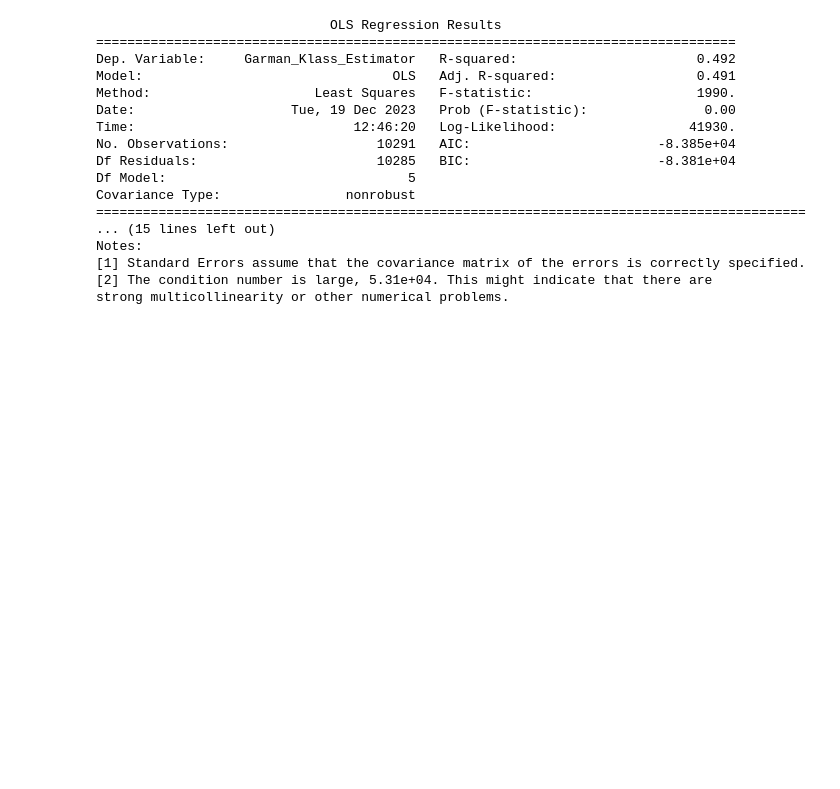
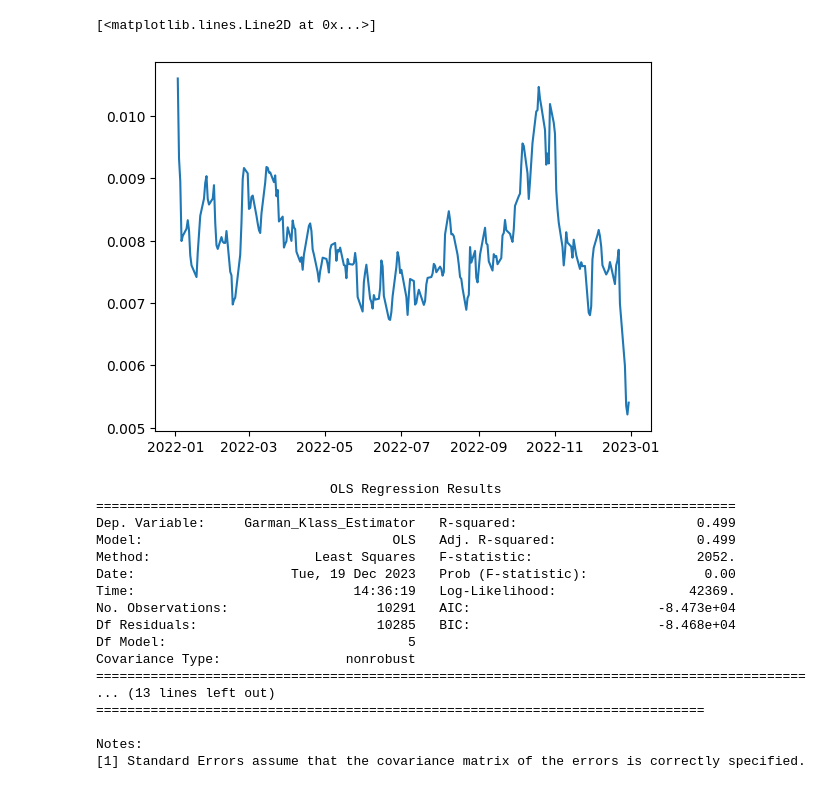
Before and after one commit to chrisphailey/vol_forecast, a Jupyter notebook: hull_mini_project_12_19.ipynb, the cells around one changed output. Saved outputs shown, nothing was run; the diff lists cells and outputs as text; code cells hidden in the pictures; blank space fills up the shorter version.

```diff
--- a/hull_mini_project_12_19.ipynb
+++ b/hull_mini_project_12_19.ipynb
@@ -153,0 +146,6 @@ sp500['Trading_Day_Ratio'] = sp500.apply(calculate_trading_day_ratio, axis=1)
+# %%
+
+def calculate_trading_days(row):
+    year = row['Year']
+    return total_trading_days[year]
+sp500['Total_Trading_Days'] = sp500.apply(calculate_trading_days, axis=1)
@@ -183,3 +285,11 @@ sp500.loc[(sp500['Days_After_Quarter_End'] >= 25) & (sp500['Days_After_Quarter_E
+# %%
+sp500['3_day_vol'] = sp500['Garman_Klass_Estimator'].rolling(3).mean()
+# %%
+year_2022 = sp500[sp500['Year'] == 2022]
+plt.plot(year_2022['3_Day_Average'])
+# %% [output]
+[<matplotlib.lines.Line2D at 0x...>]
+[figure, added]
 # %%
 #HAR MODEL
 import statsmodels.api as sm
@@ -193,7 +303,7 @@ sp500['avg_6_21_day_volatility'] = sp500['Garman_Klass_Estimator'].shift(21).rol
 data = sp500.dropna()
 
 # Creating the HAR model
-X = data[['yesterday_volatility', 'avg_2_5_day_volatility', 'avg_6_21_day_volatility', 'Trading_Day', 'Seasonal_Trading']]
+X = data[['yesterday_volatility', 'avg_2_5_day_volatility', 'avg_6_21_day_volatility', 'Seasonal_Trading']]
 X = sm.add_constant(X)  # Adding a constant coefficient
 y = data['Garman_Klass_Estimator']
 
@@ -205,18 +315,18 @@ print(model.summary())
 # %% [output]
                               OLS Regression Results
 ==================================================================================
-Dep. Variable:     Garman_Klass_Estimator   R-squared:                       0.492
-Model:                                OLS   Adj. R-squared:                  0.491
-Method:                     Least Squares   F-statistic:                     1990.
+Dep. Variable:     Garman_Klass_Estimator   R-squared:                       0.499
+Model:                                OLS   Adj. R-squared:                  0.499
+Method:                     Least Squares   F-statistic:                     2052.
 Date:                    Tue, 19 Dec 2023   Prob (F-statistic):               0.00
-Time:                            12:46:20   Log-Likelihood:                 41930.
-No. Observations:                   10291   AIC:                        -8.385e+04
-Df Residuals:                       10285   BIC:                        -8.381e+04
+Time:                            14:36:19   Log-Likelihood:                 42369.
+No. Observations:                   10291   AIC:                        -8.473e+04
+Df Residuals:                       10285   BIC:                        -8.468e+04
 Df Model:                               5
 Covariance Type:                nonrobust
 ===========================================================================================
-... (15 lines left out)
+... (13 lines left out)
+==============================================================================
+
 Notes:
 [1] Standard Errors assume that the covariance matrix of the errors is correctly specified.
-[2] The condition number is large, 5.31e+04. This might indicate that there are
-strong multicollinearity or other numerical problems.
```
Also changed, not shown: parts of 13 cells of this notebook, 2 other files.
